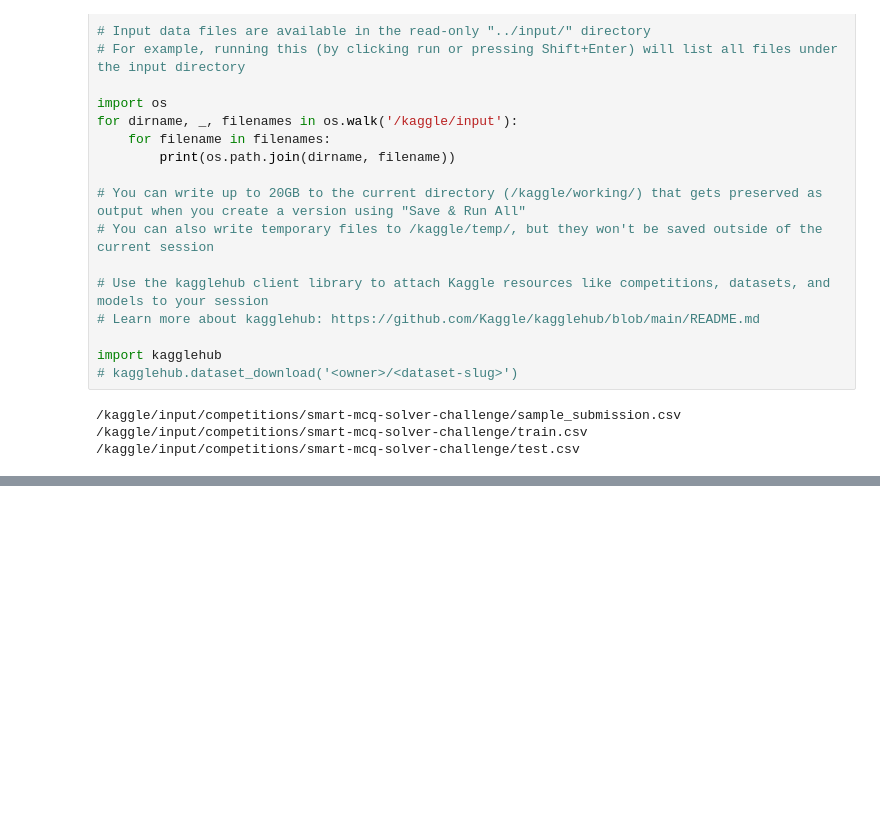
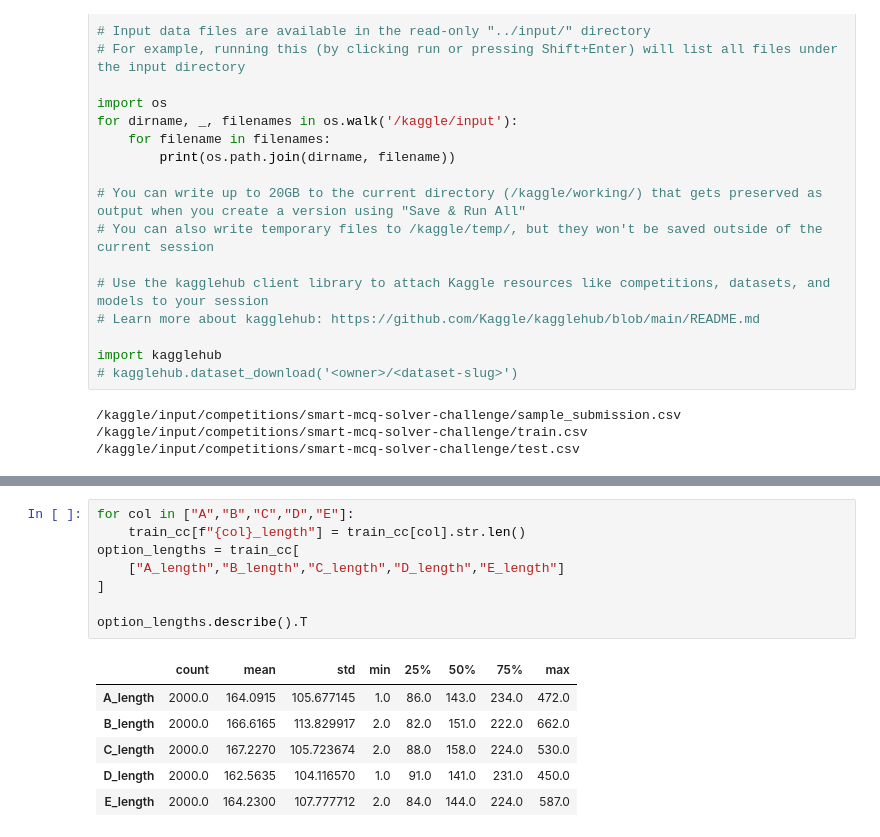
Before and after one commit to 24f3004946/DL-GenAI-t22026, a Jupyter notebook: notebooks/DL-24f3004946-notebook-t22026.ipynb, the cells around one changed output, grey strips where cells are left out. Drawn from its saved outputs; the diff is of its cells as text; blank space fills up the shorter version.

```diff
--- a/notebooks/DL-24f3004946-notebook-t22026.ipynb
+++ b/notebooks/DL-24f3004946-notebook-t22026.ipynb
@@ -42,0 +302,15 @@ Saved 500 rows
+# %%
+for col in ["A","B","C","D","E"]:
+    train_cc[f"{col}_length"] = train_cc[col].str.len()
+option_lengths = train_cc[
+    ["A_length","B_length","C_length","D_length","E_length"]
+]
+
+option_lengths.describe().T
+# %% [output]
+|  | count | mean | std | min | 25% | 50% | 75% | max |
+| A_length | 2000.0 | 164.0915 | 105.677145 | 1.0 | 86.0 | 143.0 | 234.0 | 472.0 |
+| B_length | 2000.0 | 166.6165 | 113.829917 | 2.0 | 82.0 | 151.0 | 222.0 | 662.0 |
+| C_length | 2000.0 | 167.2270 | 105.723674 | 2.0 | 88.0 | 158.0 | 224.0 | 530.0 |
+| D_length | 2000.0 | 162.5635 | 104.116570 | 1.0 | 91.0 | 141.0 | 231.0 | 450.0 |
+| E_length | 2000.0 | 164.2300 | 107.777712 | 2.0 | 84.0 | 144.0 | 224.0 | 587.0 |
```
Also changed, not shown: parts of 28 cells of this notebook.
